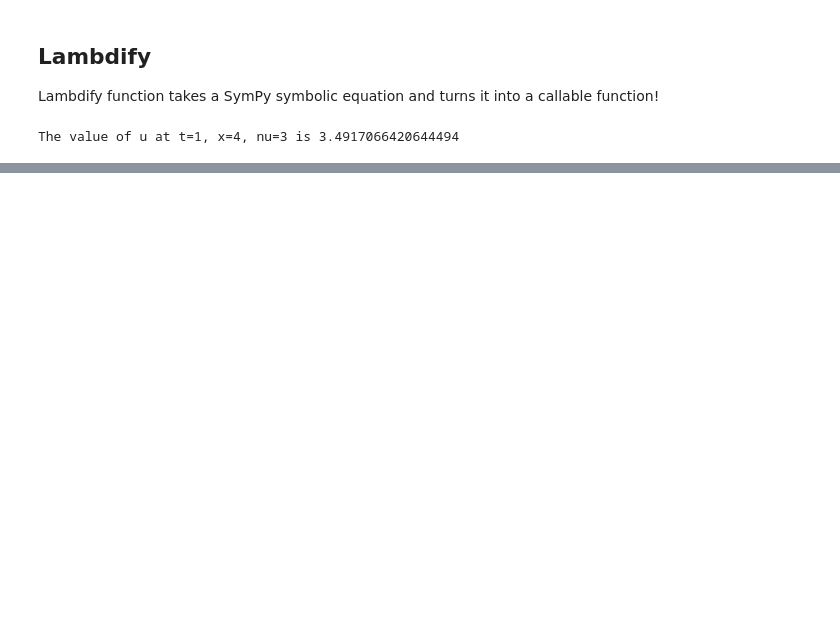
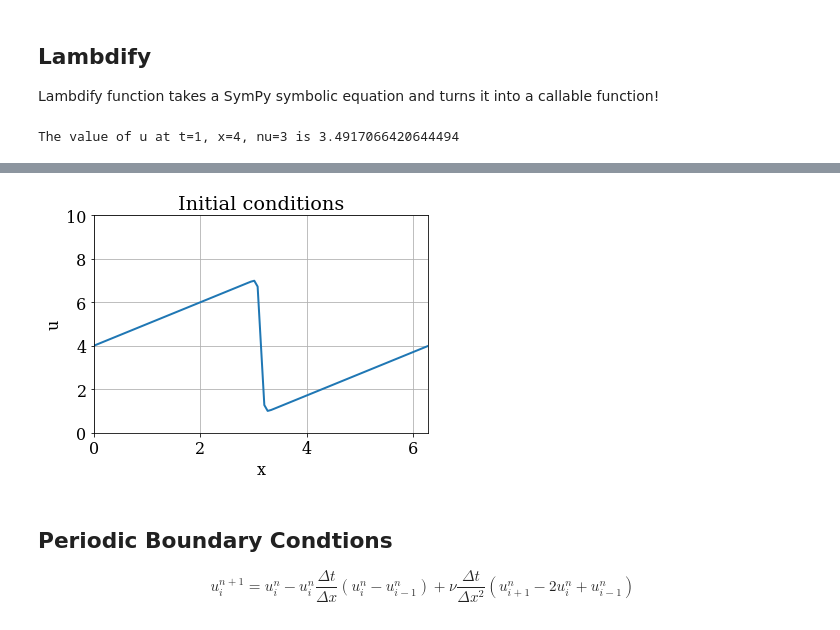
Before and after one commit to kanishkegb/MAE-6286, a Jupyter notebook: Lesson_02/04_Bergers_Equation.ipynb, the cells around one changed output, grey strips where cells are left out. Saved outputs shown, nothing was run; the diff lists cells and outputs as text; code cells hidden in the pictures; blank space fills up the shorter version.

```diff
--- a/Lesson_02/04_Bergers_Equation.ipynb
+++ b/Lesson_02/04_Bergers_Equation.ipynb
@@ -48,3 +48,8 @@ phiprime = phi.diff(x)
 phiprime
 # %% [output]
 [figure]
+# %%
+from sympy.utilities.lambdify import lambdify
+
+u = -2 * nu * (phiprime / phi) + 4
+print(u)
@@ -59,0 +69,17 @@ The value of u at t=1, x=4, nu=3 is 3.4917066420644494
+# %%
+# set parameters
+nx = 101  # number of spatial grid points
+L = 2.0 * np.pi  # length of the domain
+dx = L / (nx - 1)  # spatial grid size
+nu = 0.07  # viscosity
+nt = 100  # number of time steps to compute
+sigma = 0.1  # CFL limit
+dt = sigma * dx**2 / nu  # time-step size
+
+# discretize the domain
+x = np.linspace(0.0, L, num=nx)
+# %%
+# initial conditions
+t = 0.0
+u0 = np.array([u_lamb(t, xi, nu) for xi in x])
+u0
@@ -59,0 +104,20 @@ The value of u at t=1, x=4, nu=3 is 3.4917066420644494
+# %%
+# plot initial conditions
+pyplot.figure(figsize=(6.0, 4.0))
+pyplot.title('Initial conditions')
+pyplot.xlabel('x')
+pyplot.ylabel('u')
+pyplot.grid()
+pyplot.plot(x, u0, color='C0', linestyle='-', linewidth=2)
+pyplot.xlim(0.0, L)
+pyplot.ylim(0.0, 10.0);
+# %% [output]
+[figure, added]
+# %% [markdown]
+## Periodic Boundary Condtions
+
+$$
+\begin{equation}
+u_i^{n+1} = u_i^n - u_i^n \frac{\Delta t}{\Delta x} (u_i^n - u_{i-1}^n) + \nu \frac{\Delta t}{\Delta x^2}(u_{i+1}^n - 2u_i^n + u_{i-1}^n)
+\end{equation}
+$$
```
Also changed, not shown: parts of 17 cells of this notebook.
